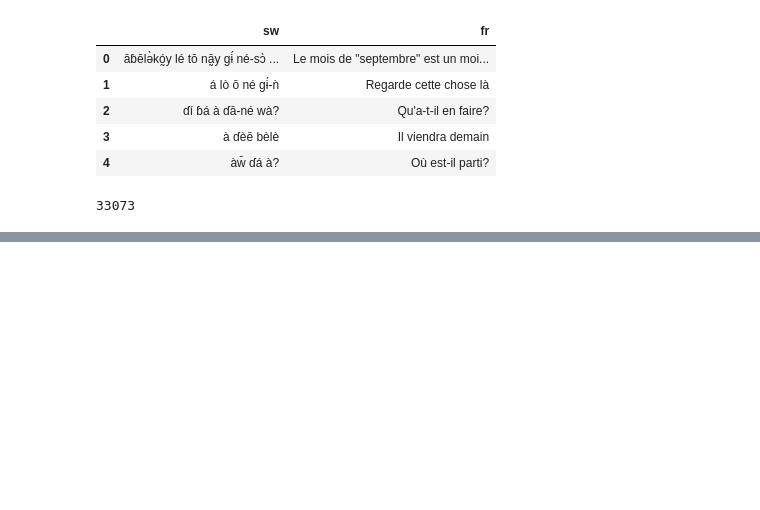
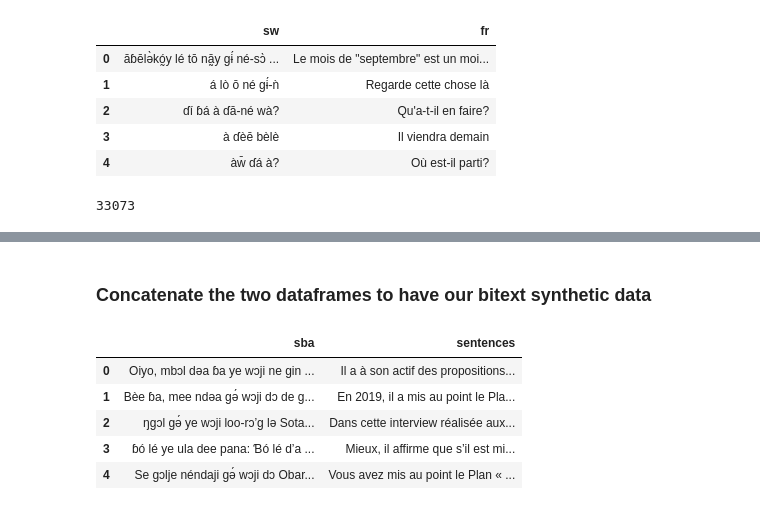
Before and after one commit to Toadoum/Ngambay-French-Neural-Machine-Translation-sba_fr_v1-, a Jupyter notebook: Dataset/sba_fr_dataset_JSON.ipynb, the cells around one changed output, grey strips where cells are left out. Saved outputs shown, nothing was run; the diff lists cells and outputs as text; code cells hidden in the pictures; blank space fills up the shorter version.

```diff
--- a/Dataset/sba_fr_dataset_JSON.ipynb
+++ b/Dataset/sba_fr_dataset_JSON.ipynb
@@ -88,0 +87,3 @@ df.head()
+# %%
+df3=pd.read_csv('/home/jupyter/Ngambay-French-Neural-Machine-Translation-sba_fr_v1-/Dataset/sba_fr_CSV/output-3.csv')
+df3.head()
@@ -88,0 +97,3 @@ df.head()
+# %%
+df4=pd.read_csv('/home/jupyter/Ngambay-French-Neural-Machine-Translation-sba_fr_v1-/Dataset/sba_fr_CSV/sba.csv')
+df4.head()
@@ -88,0 +107,13 @@ df.head()
+# %% [markdown]
+### Concatenate the two dataframes to have our bitext synthetic data
+# %%
+result = pd.concat([df4,df3], axis=1)
+# %%
+result.head()
+# %% [output]
+|  | sba | sentences |
+| 0 | Oiyo, mbɔl dəa ɓa ye wɔji ne gin ... | Il a à son actif des propositions... |
+| 1 | Bèe ɓa, mee ndəa gə́ wɔji dɔ de g... | En 2019, il a mis au point le Pla... |
+| 2 | ŋgɔl gə́ ye wɔji loo-rɔ’g lə Sota... | Dans cette interview réalisée aux... |
+| 3 | ɓó lé ye ula dee pana: Ɓó lé d’a ... | Mieux, il affirme que s’il est mi... |
+| 4 | Se gɔlje néndaji gə́ wɔji dɔ Obar... | Vous avez mis au point le Plan « ... |
```
Also changed, not shown: parts of 19 cells of this notebook, 15 other files.
